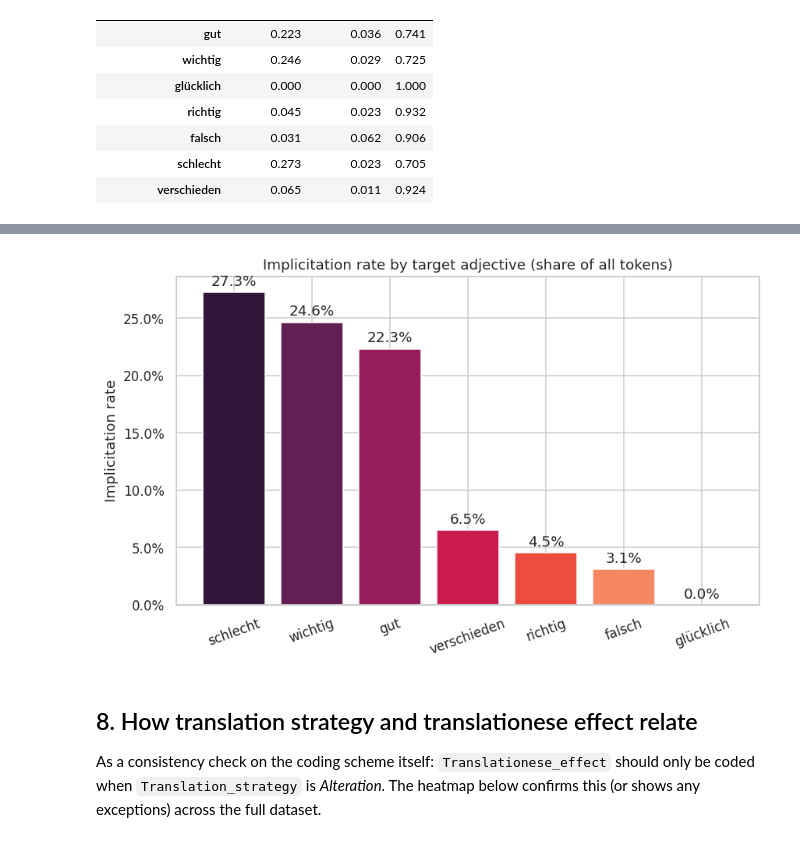
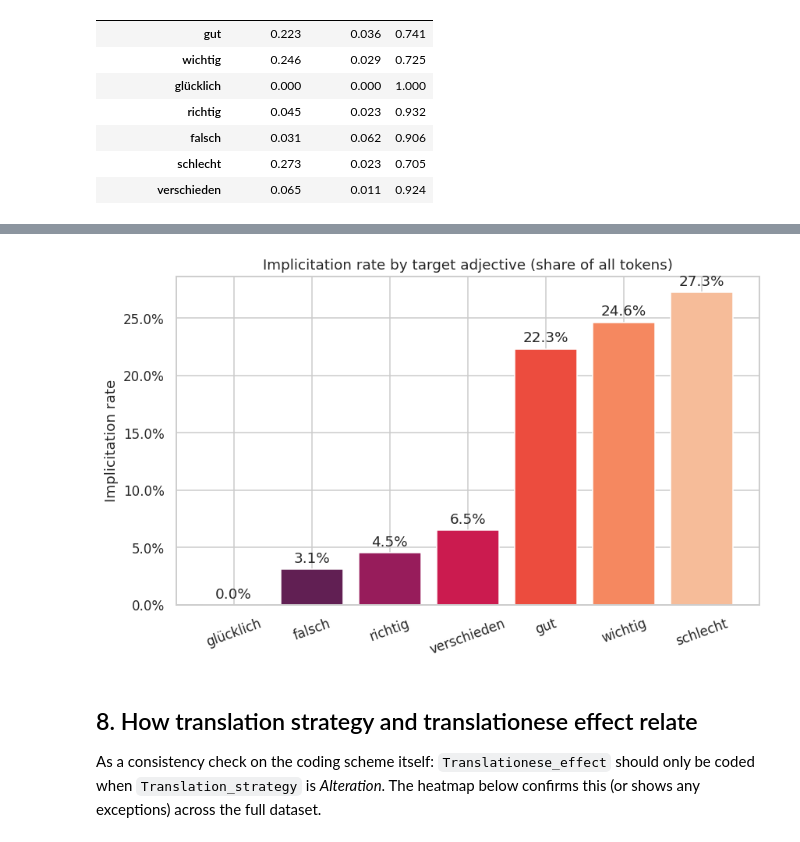
Before and after one commit to happy522/LREC2026-EmotionalizTED-Corpus, a Jupyter notebook: NEW analysis/implicitation_study_analysis.ipynb, the cells around one changed output, grey strips where cells are left out. Cells and saved outputs as stored; diff of their text form; code cells hidden in the pictures.

```diff
--- a/NEW analysis/implicitation_study_analysis.ipynb
+++ b/NEW analysis/implicitation_study_analysis.ipynb
@@ -211,7 +252,6 @@ diversity.to_csv(os.path.join(OUTPUT_DIR, "task4_source_lemma_diversity.csv"))
 | schlecht | 44 | 24 | 0.55 |
 | verschieden | 185 | 14 | 0.08 |
 # %%
-
 # Small multiples: top 6 source EN lemmas feeding into each target adjective
 fig, axes = plt.subplots(3, 3, figsize=(15, 12))
 axes = axes.flatten()
@@ -219,11 +259,23 @@ axes = axes.flatten()
 for i, adj in enumerate(TARGET_ADJECTIVES):
     sub = df[df["target_adjective"] == adj]
     top = sub["token_lemma"].value_counts().head(6)
-    sns.barplot(x=top.values, y=top.index, ax=axes[i], hue=top.index,
-                palette="crest", legend=False)
+
+    sns.barplot(
+        x=top.values,
+        y=top.index,
+        ax=axes[i],
+        hue=top.index,
+        palette="crest",
+        legend=False
+    )
+
     axes[i].set_title(f'Top source EN lemmas → "{adj}"  (n={len(sub)})')
-    axes[i].set_xlabel("count")
+    axes[i].set_xlabel("Count")
     axes[i].set_ylabel("")
+
+    # Add count labels
+    for container in axes[i].containers:
+        axes[i].bar_label(container, fmt="%d", padding=0.25)
 
 for j in range(len(TARGET_ADJECTIVES), len(axes)):
     axes[j].axis("off")
@@ -400,21 +546,37 @@ plt.show()
 # %%
-
-# Implicitation rate specifically (Implicitation / total tokens), per adjective, sorted
-implicitation_rate = (eff_ct["Implicitation"] / eff_ct.sum(axis=1)).sort_values(ascending=False)
+# Implicitation rate specifically (Implicitation / total tokens), per adjective, sorted ascending
+implicitation_rate = (
+    eff_ct["Implicitation"] / eff_ct.sum(axis=1)
+).sort_values(ascending=True)
 
 fig, ax = plt.subplots(figsize=(8, 5))
-bars = ax.bar(implicitation_rate.index, implicitation_rate.values,
-              color=sns.color_palette("rocket", len(implicitation_rate)))
+
+bars = ax.bar(
+    implicitation_rate.index,
+    implicitation_rate.values,
+    color=sns.color_palette("rocket", len(implicitation_rate))
+)
+
 ax.set_ylabel("Implicitation rate")
 ax.set_title("Implicitation rate by target adjective (share of all tokens)")
 ax.yaxis.set_major_formatter(mticker.PercentFormatter(1.0))
-ax.bar_label(bars, fmt="%.1f%%", labels=[f"{v*100:.1f}%" for v in implicitation_rate.values], padding=3)
+
+ax.bar_label(
+    bars,
+    labels=[f"{v*100:.1f}%" for v in implicitation_rate.values],
+    padding=3
+)
+
 plt.xticks(rotation=20)
 plt.tight_layout()
-plt.savefig(os.path.join(OUTPUT_DIR, "task7_implicitation_rate_ranked.png"))
+
+plt.savefig(
+    os.path.join(OUTPUT_DIR, "task7_implicitation_rate_ranked.png")
+)
+
 plt.show()
 # %% [output]
-[figure, old version]
+[figure, new version]
 # %% [markdown]
 
 ## 8. How translation strategy and translationese effect relate
```
Also changed, not shown: parts of 24 cells of this notebook, 1 other file.
